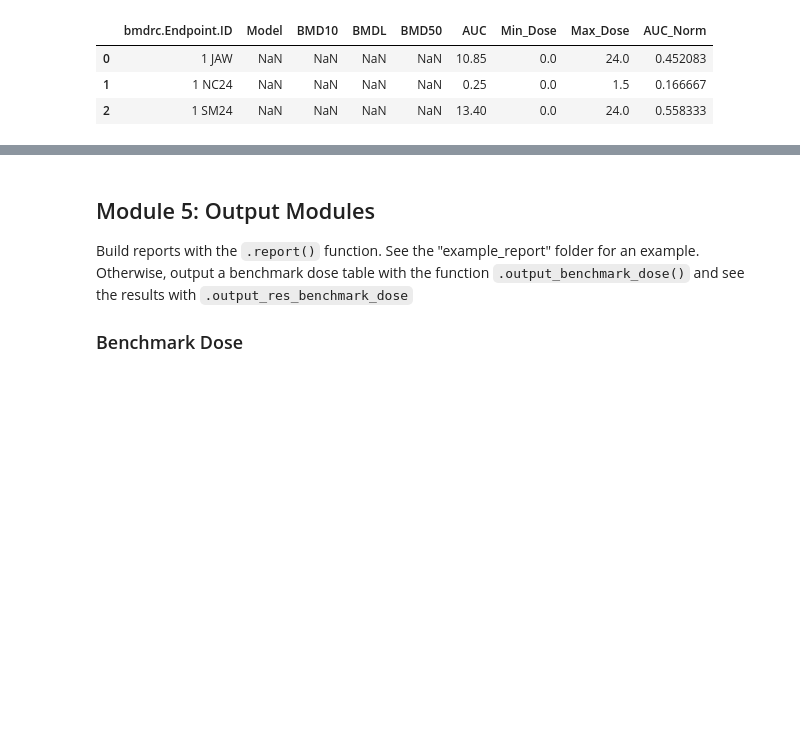
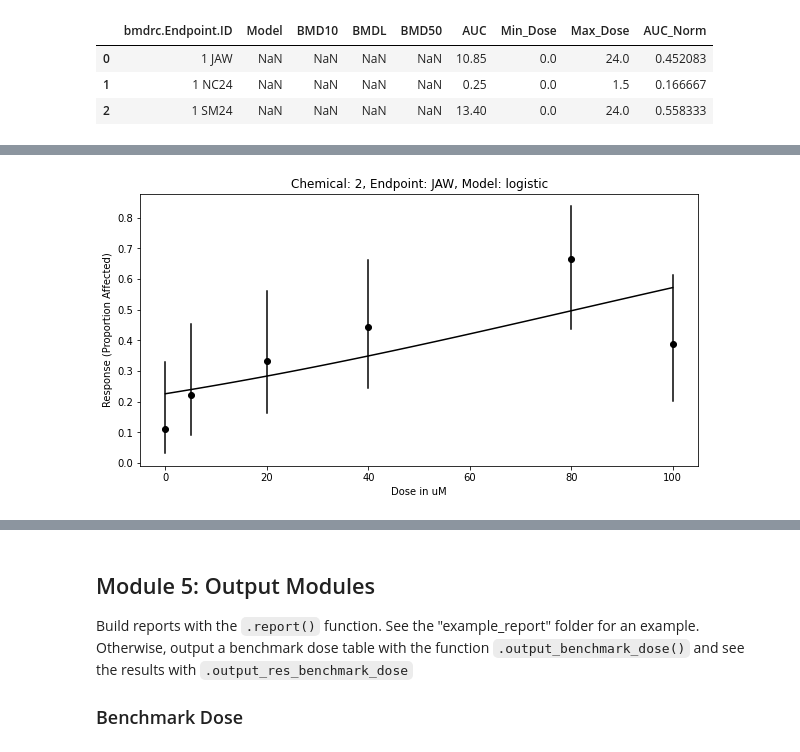
Before and after one commit to PNNL-CompBio/bmdrc, a Jupyter notebook: vignettes/Binary Class Example.ipynb, the cells around one changed output, grey strips where cells are left out. Drawn from its saved outputs; the diff is of its cells as text; code cells hidden in the pictures; blank space fills up the shorter version.

```diff
--- a/vignettes/Binary Class Example.ipynb
+++ b/vignettes/Binary Class Example.ipynb
@@ -356,3 +343,7 @@ Long.response_curve(chemical_name = 2, endpoint_name = "JAW", model = "log probi
+# %%
+Long.response_curve(chemical_name = 2, endpoint_name = "JAW", model = "logistic")
+# %% [output]
+[figure, added]
 # %%
 Long.plate_groups[Long.plate_groups["bmdrc.Endpoint.ID"] == "2 JAW"]
 # %% [output]
```
Also changed, not shown: parts of 23 cells of this notebook, 4 other files.
